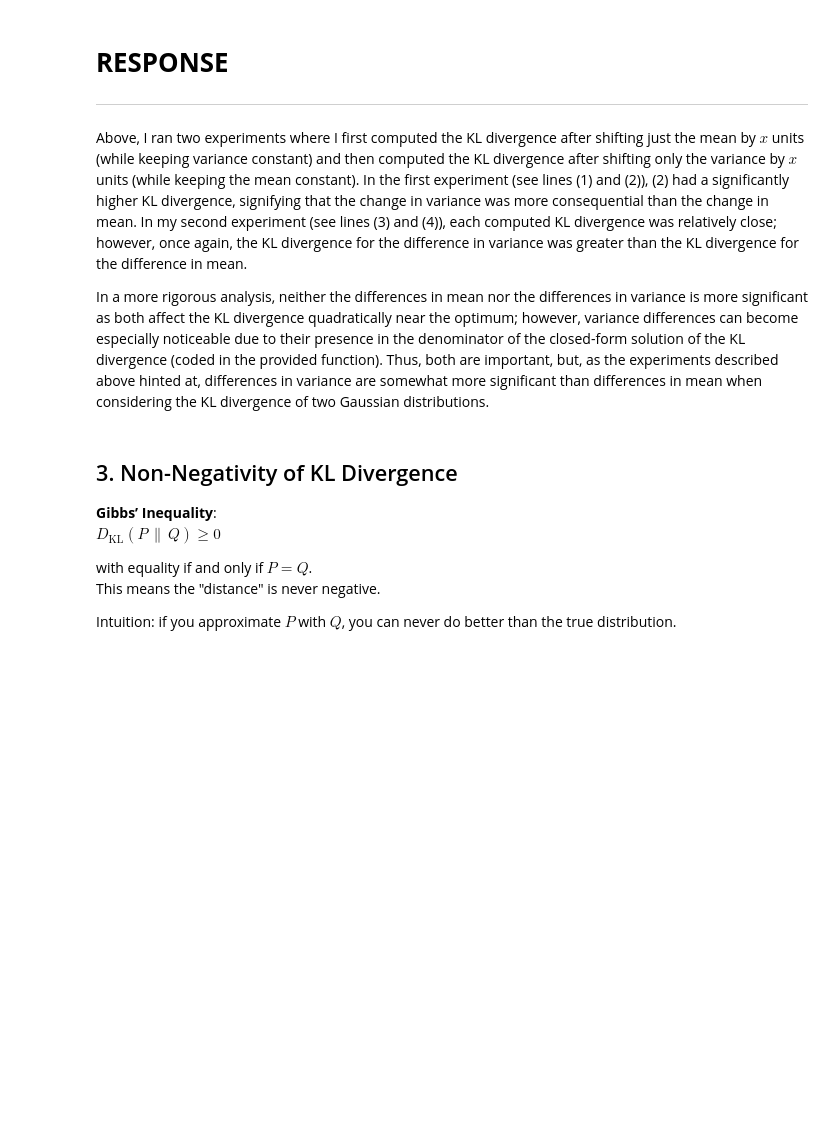
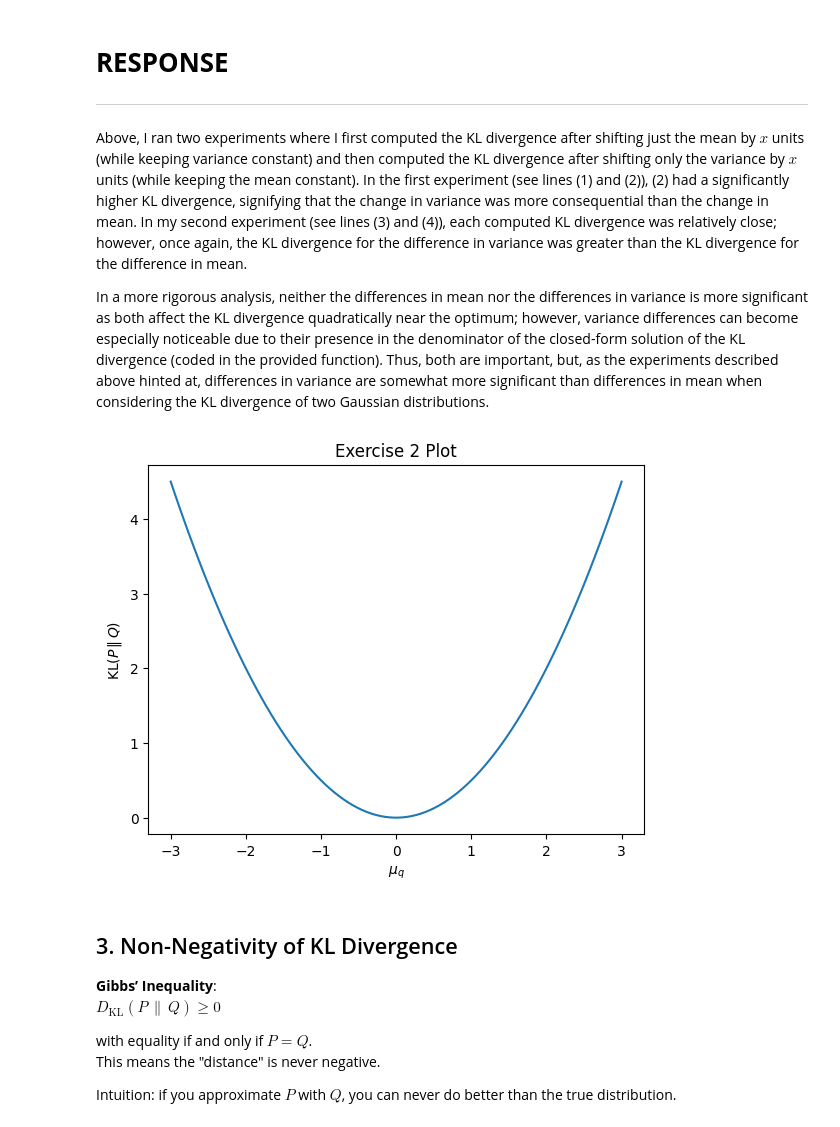
Before and after one commit to jrc117/CS473, a Jupyter notebook: mini_labs/week_6_kldiv.ipynb, the cells around one changed output. Saved outputs shown, nothing was run; the diff lists cells and outputs as text; code cells hidden in the pictures; blank space fills up the shorter version.

```diff
--- a/mini_labs/week_6_kldiv.ipynb
+++ b/mini_labs/week_6_kldiv.ipynb
@@ -118,3 +116,20 @@ In a more rigorous analysis, neither the differences in mean nor the differences
+# %%
+import matplotlib.pyplot as plt
+
+# Plot KL(P, Q) as μ_q varies from -3 to 3, holding σ fixed.
+mu_samps = np.linspace(-3, 3, 100, endpoint=True)
+sigma = 1
+mu_p = 0
+kl_vals = [kl_gaussian(mu_p, sigma, mu_q, sigma) for mu_q in mu_samps]
+plt.plot(mu_samps, kl_vals)
+
+plt.xlabel(r'$μ_q$')
+plt.ylabel(r'${\text{KL}}(P \,\|\, Q)$')
+plt.title('Exercise 2 Plot')
+
+plt.show()
+# %% [output]
+[figure, added]
 # %% [markdown]
 ## 3. Non-Negativity of KL Divergence
 
```
Also changed, not shown: parts of 1 cell of this notebook.
